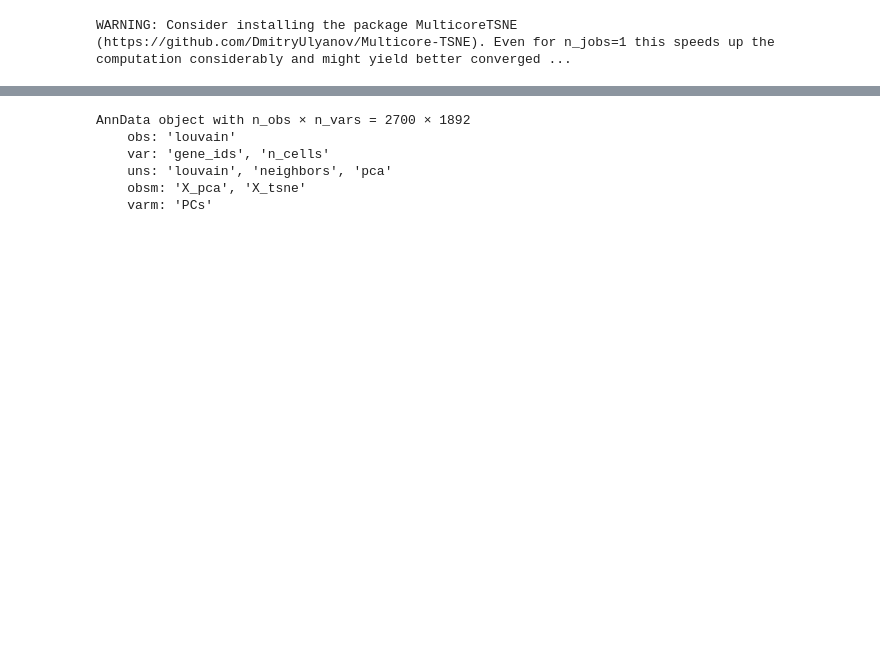
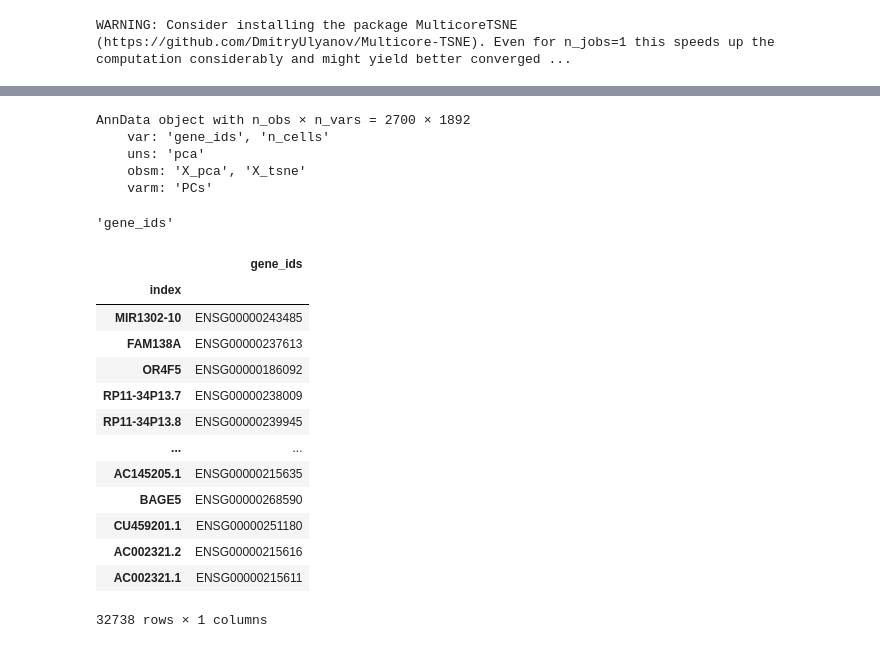
Before and after one commit to Aprilhuu/Single-Cell-Analysis-Web-Portal, a Jupyter notebook: Untitled.ipynb, the cells around one changed output, grey strips where cells are left out. Cells and saved outputs as stored; diff of their text form; code cells hidden in the pictures; blank space fills up the shorter version.

```diff
--- a/Untitled.ipynb
+++ b/Untitled.ipynb
@@ -4,11 +4,12 @@ import scanpy as sc
 import matplotlib.pyplot as plt
 import numpy as np
 
-adata =  sc.read_10x_mtx("./userData/datafile/hg19_0x5e0e6716/")
+adata =  sc.read_h5ad("./userData/datafile/hg19_5e3a41f8.h5ad")
 sc.pp.filter_genes(adata, min_cells=300)
+# sc.pp.filter_genes(adata, min_cells=300)
 sc.pp.pca(adata)
-sc.pp.neighbors(adata)
-sc.tl.louvain(adata)
+# sc.pp.neighbors(adata)
+# sc.tl.louvain(adata)
 sc.tl.tsne(adata)
 # import json
 # with open("../test.json", "w") as f:
@@ -29,11 +50,31 @@ View of AnnData object with n_obs × n_vars = 2700 × 5
 # %%
-adata = sc.read_h5ad('cluster.h5ad')
+# adata = sc.read_h5ad('cluster.h5ad')
 # %%
-adata.
+adata
 # %% [output]
 AnnData object with n_obs × n_vars = 2700 × 1892
-    obs: 'louvain'
     var: 'gene_ids', 'n_cells'
-    uns: 'louvain', 'neighbors', 'pca'
+    uns: 'pca'
     obsm: 'X_pca', 'X_tsne'
     varm: 'PCs'
+# %%
+adata.var.columns[0]
+# %% [output]
+'gene_ids'
+# %%
+adata.var
+# %% [output]
+|  | gene_ids |
+| index |  |
+| MIR1302-10 | ENSG00000243485 |
+| FAM138A | ENSG00000237613 |
+| OR4F5 | ENSG00000186092 |
+| RP11-34P13.7 | ENSG00000238009 |
+| RP11-34P13.8 | ENSG00000239945 |
+| ... | ... |
+| AC145205.1 | ENSG00000215635 |
+| BAGE5 | ENSG00000268590 |
+| CU459201.1 | ENSG00000251180 |
+| AC002321.2 | ENSG00000215616 |
+| AC002321.1 | ENSG00000215611 |
+32738 rows × 1 columns
```
Also changed, not shown: parts of 5 cells of this notebook, 27 other files.
